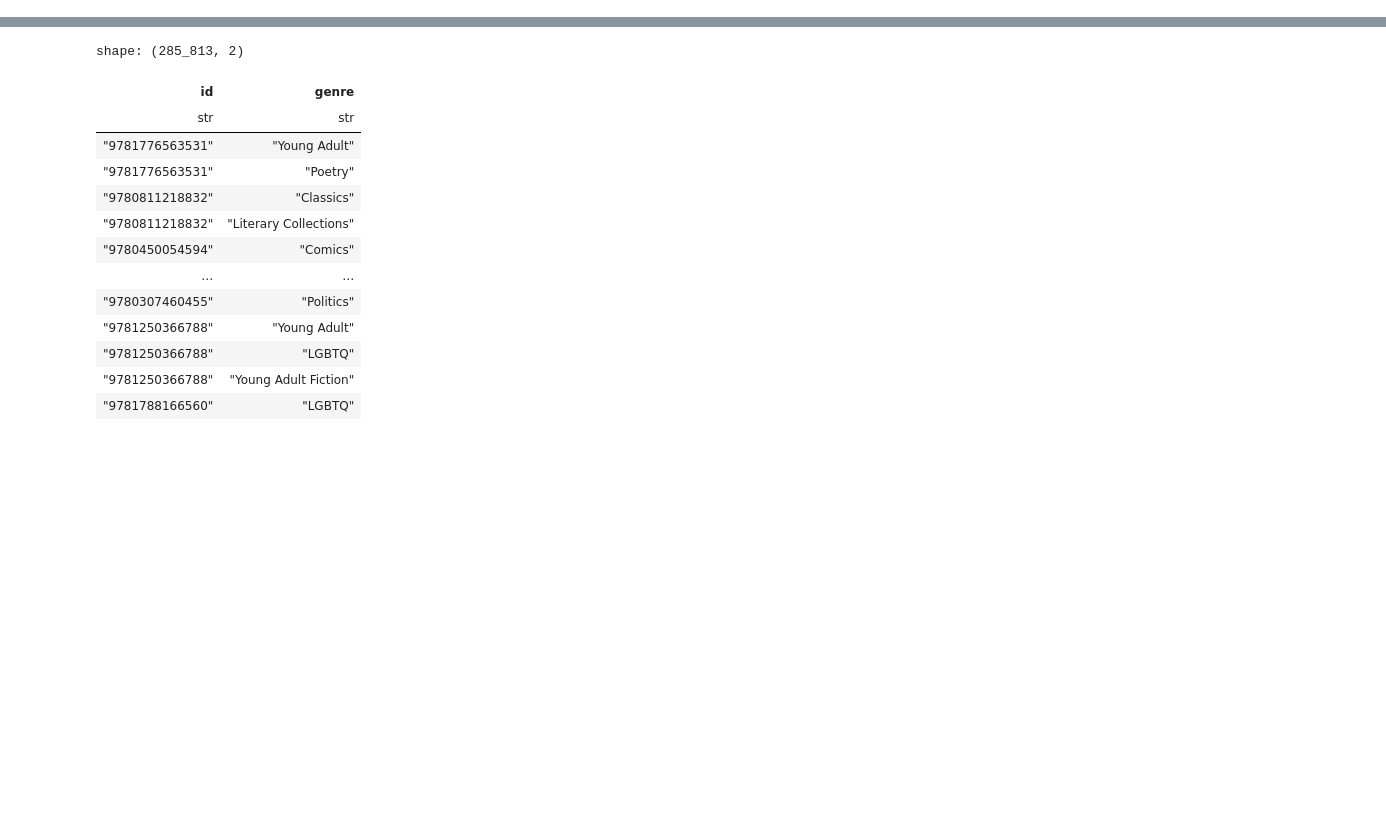
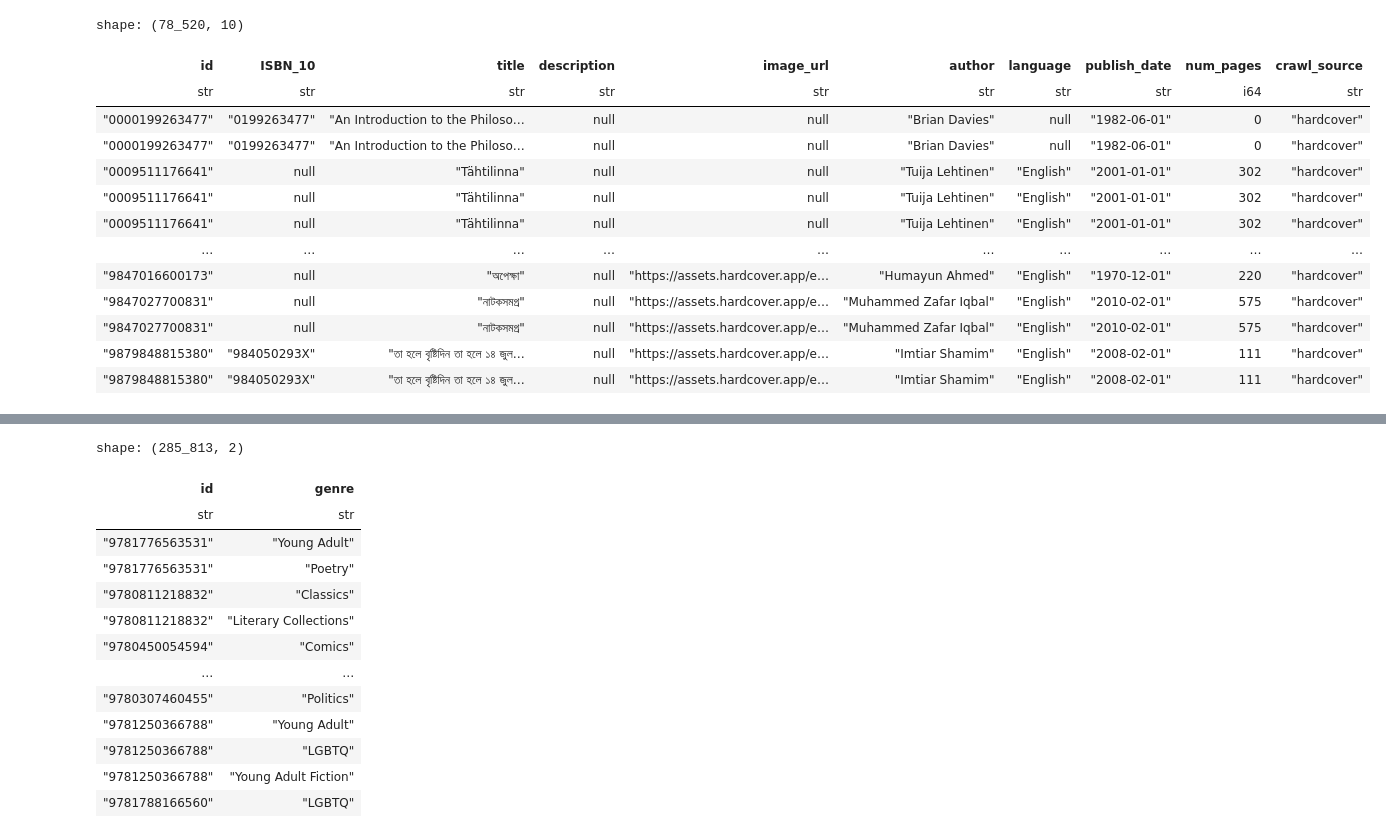
Before and after one commit to hwangisgone/book-rec-2, a Jupyter notebook: data-pipeline/merge_eda1.ipynb, the cells around one changed output, grey strips where cells are left out. Saved outputs shown, nothing was run; the diff lists cells and outputs as text; code cells hidden in the pictures; blank space fills up the shorter version.

Commit message:
add clean and merge

```diff
--- a/data-pipeline/merge_eda1.ipynb
+++ b/data-pipeline/merge_eda1.ipynb
@@ -22,0 +39,10 @@ shape: (102_561, 14)
+# %%
+# Further cleaning
+# Change publish date to string date
+goodreads_book_df = goodreads_book_df.with_columns(
+    pl.col("publish_date")
+    .cast(pl.Datetime("ms")) # Convert to Datetime
+    .dt.strftime("%Y-%m-%d") # Format as "yyyy-mm-dd"
+)
+
+goodreads_book_df = goodreads_book_df.filter(pl.col("id") != "None")
@@ -30,8 +91,10 @@ hardcover_book_df = pl.read_csv('datalake/hardcover/hardcover_books.csv', schema
     "author": pl.String,
     "language": pl.String,
     "publish_date": pl.String,
-    "num_pages": pl.UInt64,
-    "crawl_source": pl.String
+    "num_pages": pl.Int64,
+    "crawl_source": pl.String,
+    "hardcover_book_id": pl.Int64
 })
+print(hardcover_book_df.describe())
 hardcover_book_df
 # %% [output]
@@ -51,0 +134,19 @@ shape: (193_441, 10)
+# %%
+columns_to_merge = [
+    "id",
+    "ISBN_10",
+    "title",
+    "description",
+    "image_url",
+    "author",
+    "language",
+    "publish_date",
+    "num_pages",
+    "crawl_source"
+]
+
+merged_books = pl.concat([
+    goodreads_book_df.select(columns_to_merge),
+    hardcover_book_df.select(columns_to_merge)
+], how="vertical_relaxed")
+merged_books
@@ -51,0 +183,17 @@ shape: (193_441, 10)
+# %%
+merged_books.filter(pl.col("id").is_duplicated()).sort("id")
+# %% [output]
+shape: (78_520, 10)
+| id | ISBN_10 | title | description | image_url | author | language | publish_date | num_pages | crawl_source |
+| str | str | str | str | str | str | str | str | i64 | str |
+| "0000199263477" | "0199263477" | "An Introduction to the Philoso… | null | null | "Brian Davies" | null | "1982-06-01" | 0 | "hardcover" |
+| "0000199263477" | "0199263477" | "An Introduction to the Philoso… | null | null | "Brian Davies" | null | "1982-06-01" | 0 | "hardcover" |
+| "0009511176641" | null | "Tähtilinna" | null | null | "Tuija Lehtinen" | "English" | "2001-01-01" | 302 | "hardcover" |
+| "0009511176641" | null | "Tähtilinna" | null | null | "Tuija Lehtinen" | "English" | "2001-01-01" | 302 | "hardcover" |
+| "0009511176641" | null | "Tähtilinna" | null | null | "Tuija Lehtinen" | "English" | "2001-01-01" | 302 | "hardcover" |
+| … | … | … | … | … | … | … | … | … | … |
+| "9847016600173" | null | "অপেক্ষা" | null | "https://assets.hardcover.app/e… | "Humayun Ahmed" | "English" | "1970-12-01" | 220 | "hardcover" |
+| "9847027700831" | null | "নাটকসমগ্র" | null | "https://assets.hardcover.app/e… | "Muhammed Zafar Iqbal" | "English" | "2010-02-01" | 575 | "hardcover" |
+| "9847027700831" | null | "নাটকসমগ্র" | null | "https://assets.hardcover.app/e… | "Muhammed Zafar Iqbal" | "English" | "2010-02-01" | 575 | "hardcover" |
+| "9879848815380" | "984050293X" | "তা হলে বৃষ্টিদিন তা হলে ১৪ জুল… | null | "https://assets.hardcover.app/e… | "Imtiar Shamim" | "English" | "2008-02-01" | 111 | "hardcover" |
+| "9879848815380" | "984050293X" | "তা হলে বৃষ্টিদিন তা হলে ১৪ জুল… | null | "https://assets.hardcover.app/e… | "Imtiar Shamim" | "English" | "2008-02-01" | 111 | "hardcover" |
```
Also changed, not shown: parts of 32 cells of this notebook, 4 other files.
